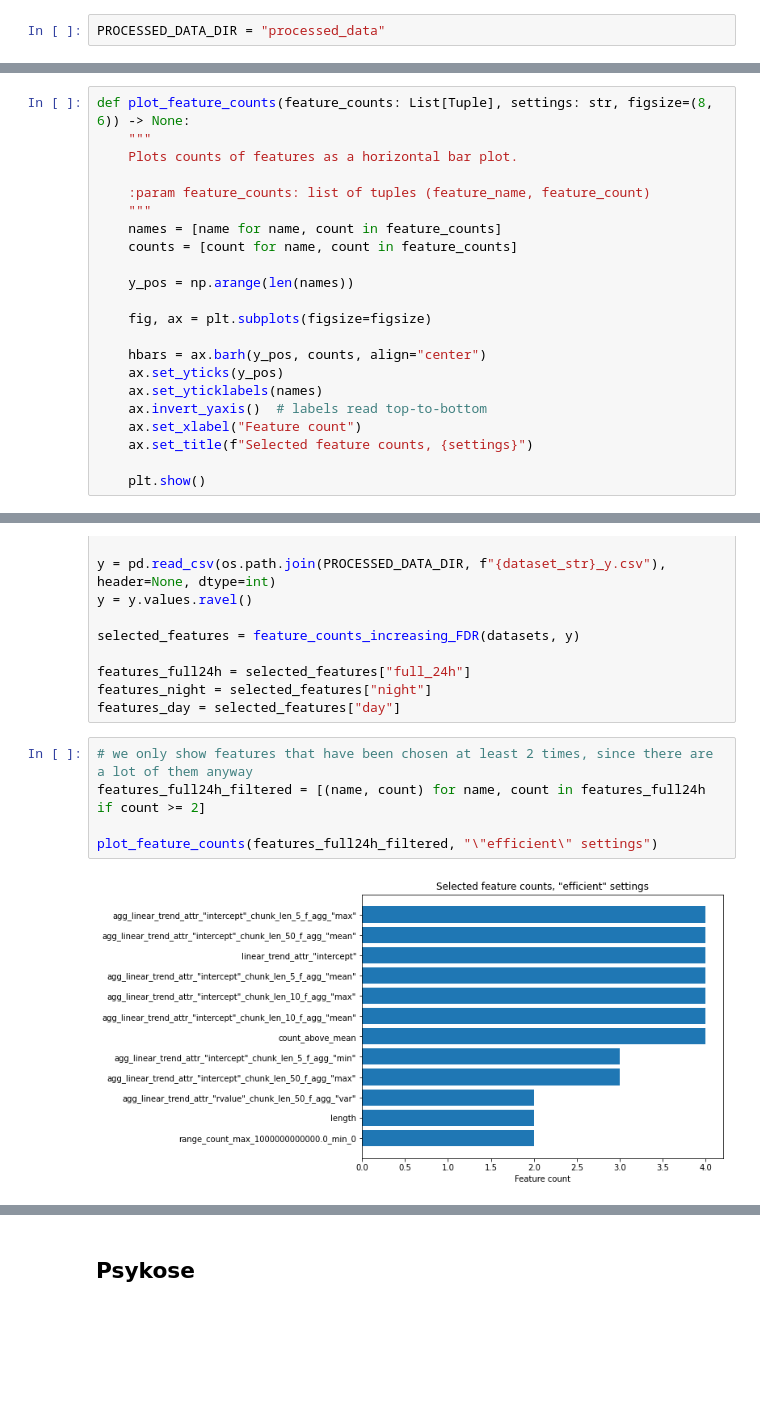
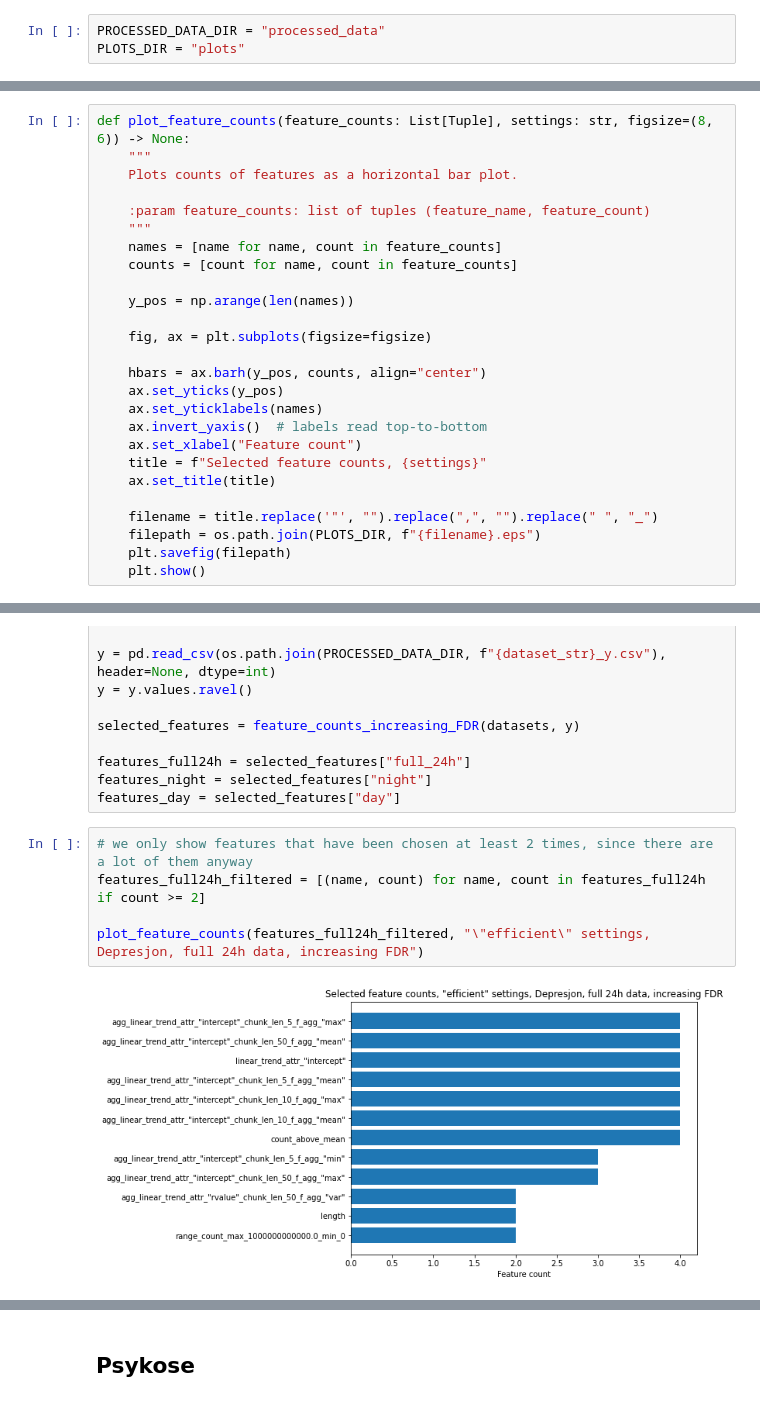
Before and after one commit to j-adamczyk/Mental_disorder_TS_feature_engineering, a Jupyter notebook: 3_feature_analysis.ipynb, the cells around one changed output, grey strips where cells are left out. Cells and saved outputs as stored; diff of their text form; blank space fills up the shorter version.

Commit message:
Generated plot files

```diff
--- a/3_feature_analysis.ipynb
+++ b/3_feature_analysis.ipynb
@@ -19,6 +19,7 @@ from tsfresh.transformers import FeatureSelector
 from utils import variance_thresholding, standardize
 # %%
 PROCESSED_DATA_DIR = "processed_data"
+PLOTS_DIR = "plots"
 # %% [markdown]
 # Utilities
 # %%
@@ -40,6 +41,10 @@ def plot_feature_counts(feature_counts: List[Tuple], settings: str, figsize=(8,
     ax.set_yticklabels(names)
     ax.invert_yaxis()  # labels read top-to-bottom
     ax.set_xlabel("Feature count")
-    ax.set_title(f"Selected feature counts, {settings}")
+    title = f"Selected feature counts, {settings}"
+    ax.set_title(title)
 
+    filename = title.replace('"', "").replace(",", "").replace(" ", "_")
+    filepath = os.path.join(PLOTS_DIR, f"{filename}.eps")
+    plt.savefig(filepath)
     plt.show()
@@ -228,10 +196,10 @@ features_day = selected_features["day"]
 # %%
 # we only show features that have been chosen at least 2 times, since there are a lot of them anyway
 features_full24h_filtered = [(name, count) for name, count in features_full24h if count >= 2]
 
-plot_feature_counts(features_full24h_filtered, "\"efficient\" settings")
+plot_feature_counts(features_full24h_filtered, "\"efficient\" settings, Depresjon, full 24h data, increasing FDR")
 # %% [output]
-[figure, old version]
+[figure, new version]
 # %%
 # we only show features that have been chosen at least 3 times, since there are a lot of them anyway
 features_night_filtered = [(name, count) for name, count in features_night if count >= 3]
```
Also changed, not shown: parts of 13 cells of this notebook, 24 other files.
